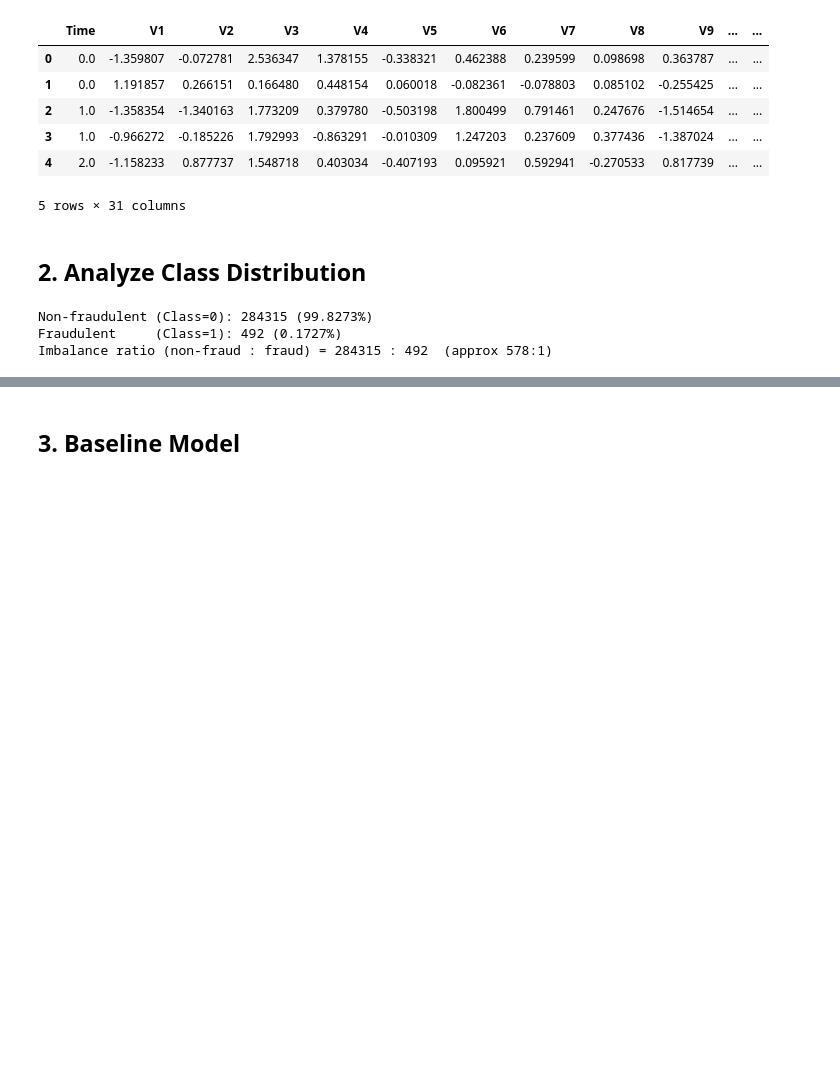
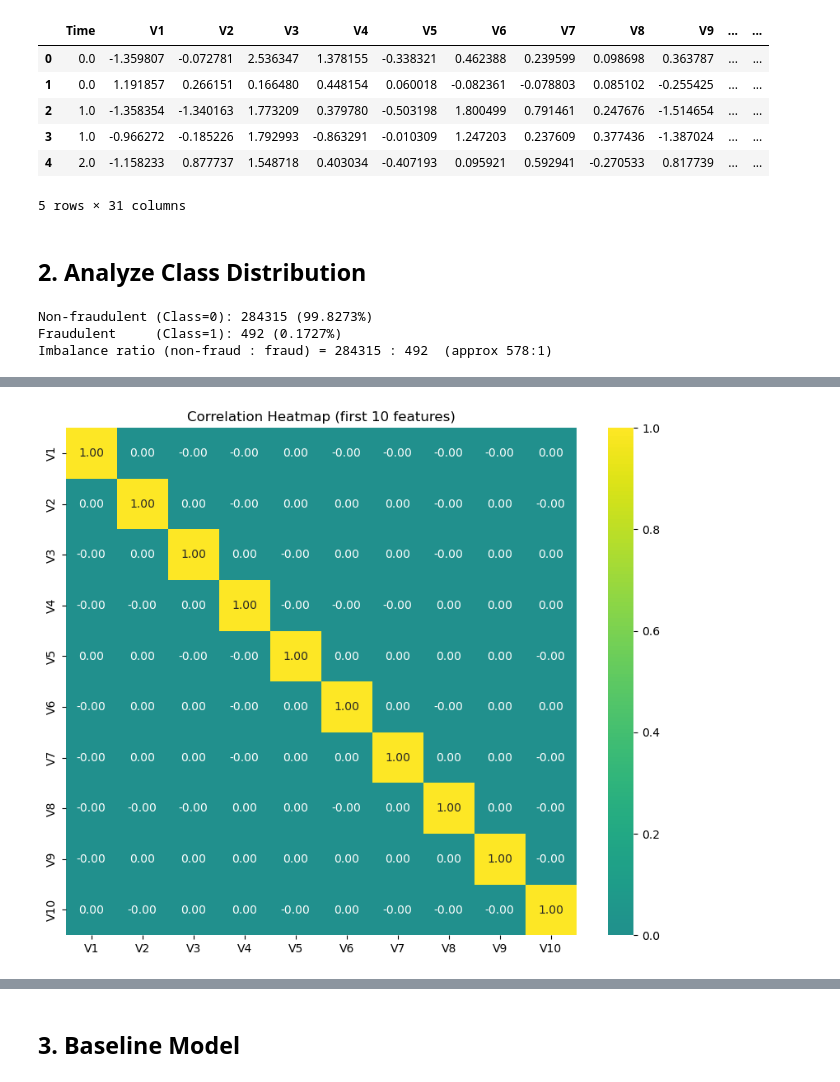
Before and after one commit to neer-patel-11/DAL_3, a Jupyter notebook: DA25M021_DAL_3.ipynb, the cells around one changed output, grey strips where cells are left out. Drawn from its saved outputs; the diff is of its cells as text; code cells hidden in the pictures; blank space fills up the shorter version.

```diff
--- a/DA25M021_DAL_3.ipynb
+++ b/DA25M021_DAL_3.ipynb
@@ -97,2 +88,15 @@ print( "\n\nPlot description: The dataset is extremely imbalanced — fraud is a
 Plot description: The dataset is extremely imbalanced — fraud is a tiny fraction of all transactions.
  Seven commandments applied: colorblind-safe palette, labeled axes, scale noted, legend/pct in pie, title + description.
+# %%
+plt.figure(figsize=(10,8))
+sns.heatmap(
+    df.corr().iloc[1:11, 1:11],
+    cmap="viridis",    # change color map here
+    center=0,
+    annot=True,        # optional: show the correlation values
+    fmt=".2f"          # format numbers if annot=True
+)
+plt.title("Correlation Heatmap (first 10 features)")
+plt.show()
+# %% [output]
+[figure, added]
```
Also changed, not shown: parts of 34 cells of this notebook.
